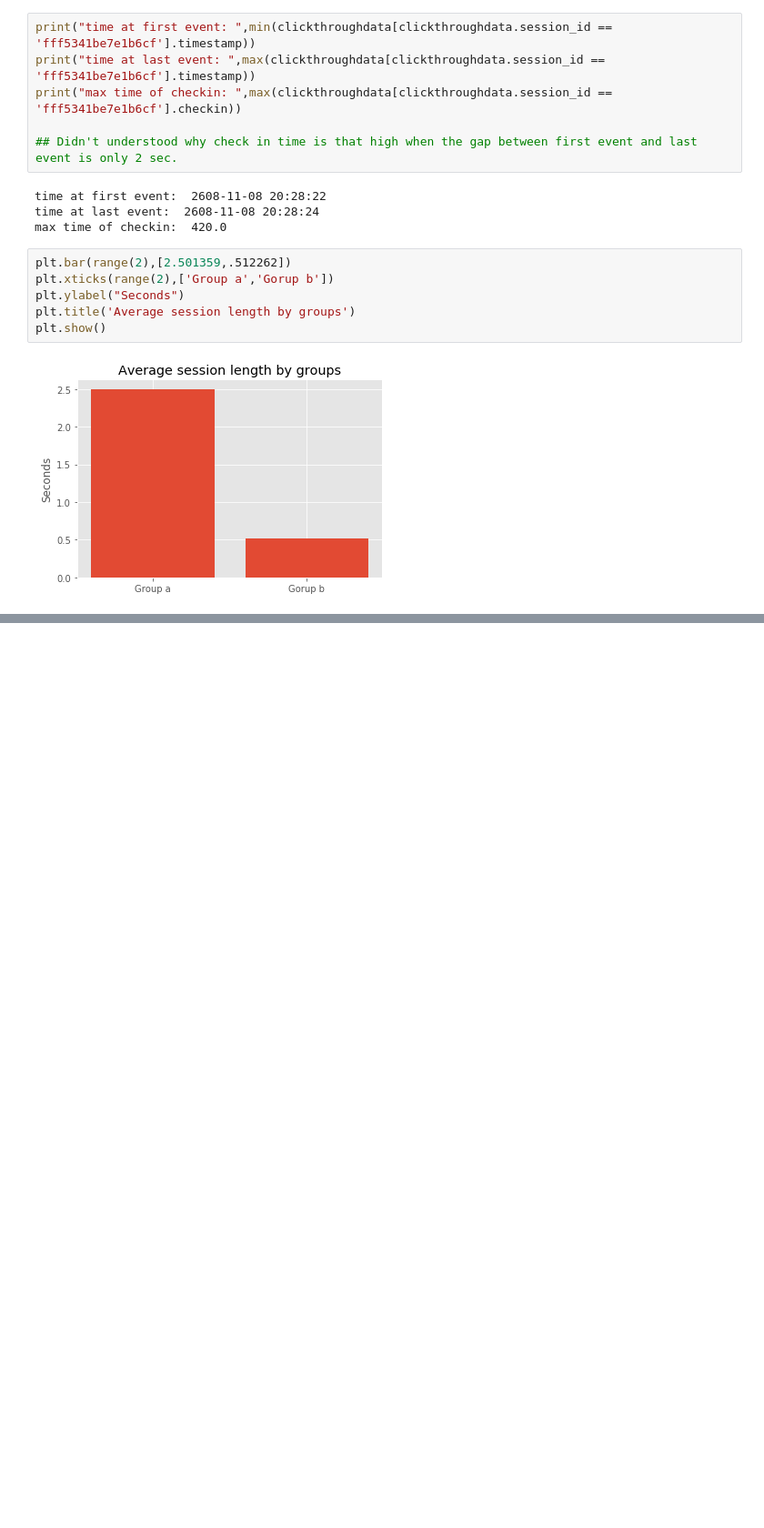
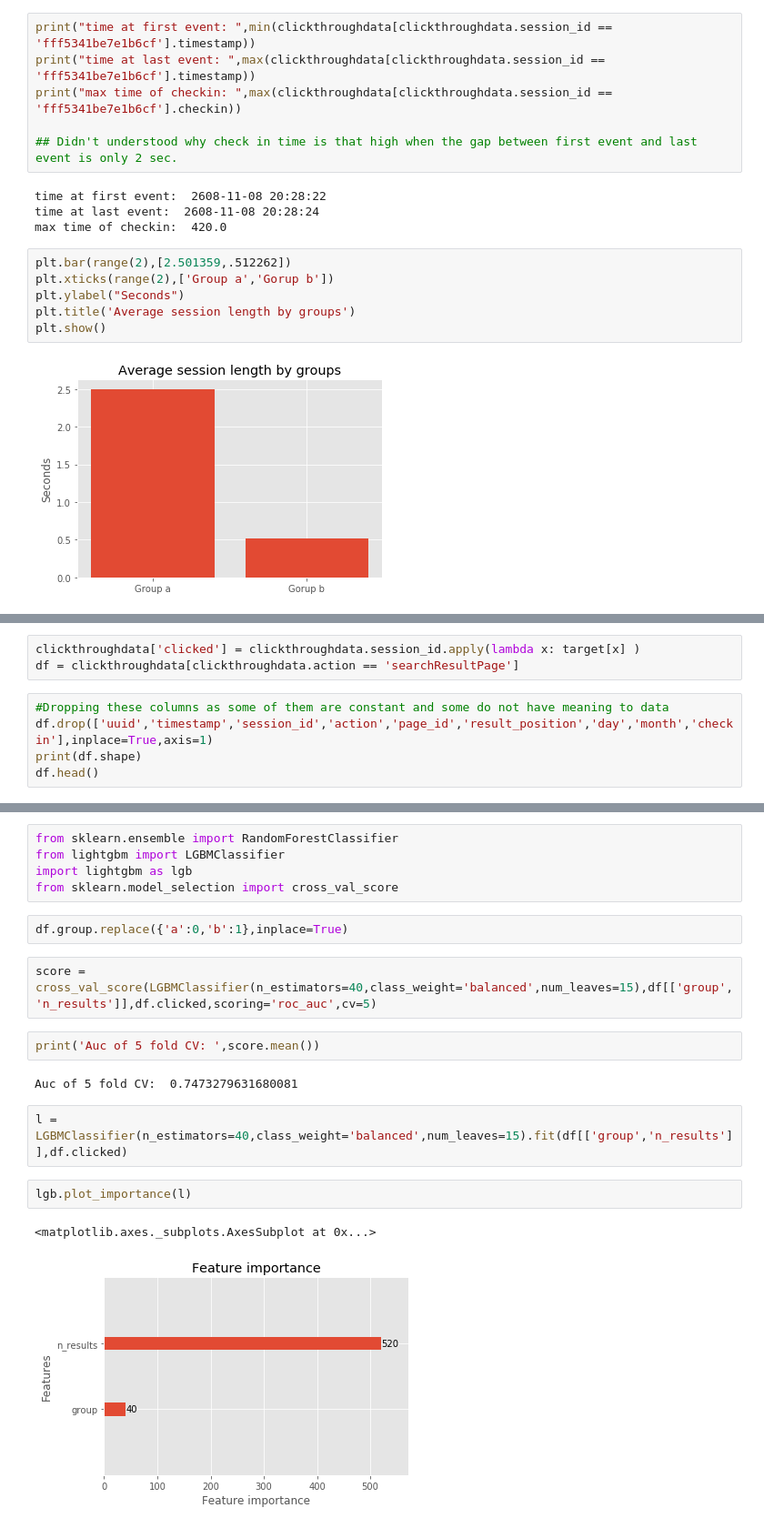
Before and after one commit to him4318/Inkredo, a Jupyter notebook: Inkredo.ipynb, the cells around one changed output, grey strips where cells are left out. Shown at 91% size. Cells and saved outputs as stored; diff of their text form; blank space fills up the shorter version.

```diff
--- a/Inkredo.ipynb
+++ b/Inkredo.ipynb
@@ -139,0 +141,8 @@ len(A) , len(B)
+# %%
+clickthroughdata['clicked'] = clickthroughdata.session_id.apply(lambda x: target[x] )
+df = clickthroughdata[clickthroughdata.action == 'searchResultPage']
+# %%
+#Dropping these columns as some of them are constant and some do not have meaning to data
+df.drop(['uuid','timestamp','session_id','action','page_id','result_position','day','month','checkin'],inplace=True,axis=1)
+print(df.shape)
+df.head()
@@ -139,0 +157,20 @@ len(A) , len(B)
+# %%
+from sklearn.ensemble import RandomForestClassifier
+from lightgbm import LGBMClassifier
+import lightgbm as lgb
+from sklearn.model_selection import cross_val_score
+# %%
+df.group.replace({'a':0,'b':1},inplace=True)
+# %%
+score =  cross_val_score(LGBMClassifier(n_estimators=40,class_weight='balanced',num_leaves=15),df[['group','n_results']],df.clicked,scoring='roc_auc',cv=5)
+# %%
+print('Auc of 5 fold CV: ',score.mean())
+# %% [output]
+Auc of 5 fold CV:  0.7473279631680081
+# %%
+l = LGBMClassifier(n_estimators=40,class_weight='balanced',num_leaves=15).fit(df[['group','n_results']],df.clicked)
+# %%
+lgb.plot_importance(l)
+# %% [output]
+<matplotlib.axes._subplots.AxesSubplot at 0x...>
+[figure, added]
```
Also changed, not shown: parts of 9 cells of this notebook, 3 other files.
